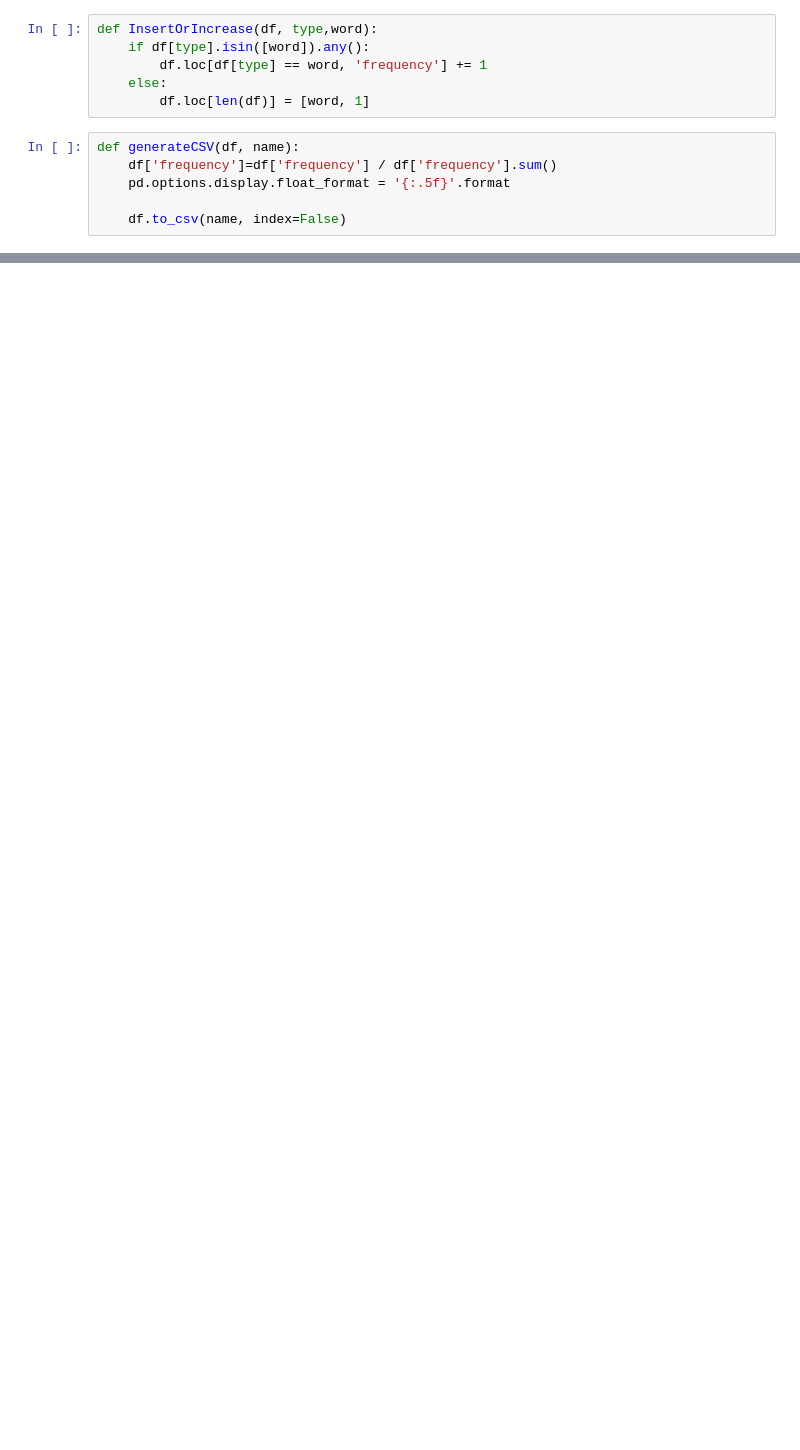
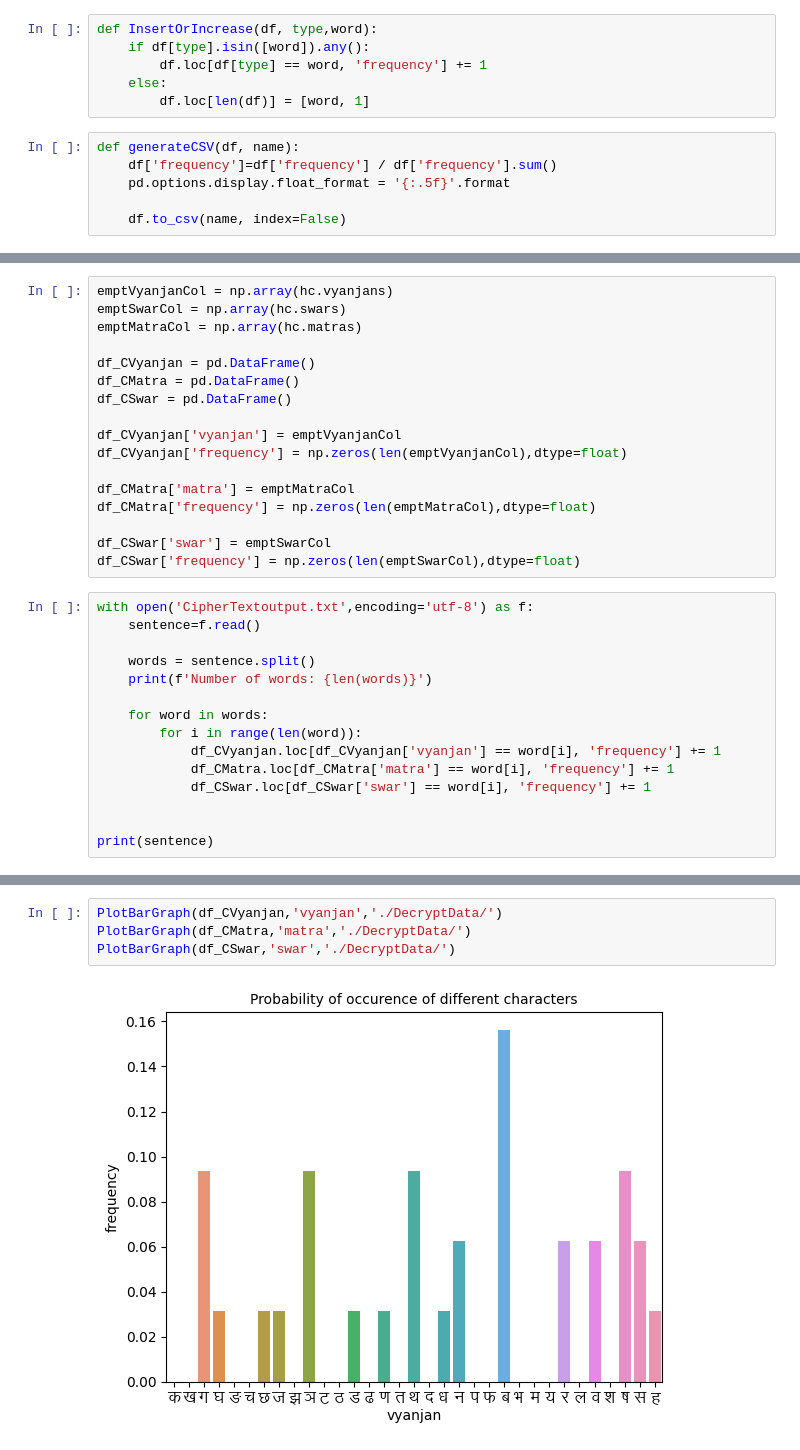
Before and after one commit to Rudragohel/CryptpanalysisInIndianLanguages, a Jupyter notebook: DecryptionAttemp.ipynb, the cells around one changed output, grey strips where cells are left out. Cells and saved outputs as stored; diff of their text form; blank space fills up the shorter version.

```diff
--- a/DecryptionAttemp.ipynb
+++ b/DecryptionAttemp.ipynb
@@ -192,0 +358,32 @@ def GenerateCipherCSV(CipherText):
+# %%
+emptVyanjanCol = np.array(hc.vyanjans)
+emptSwarCol = np.array(hc.swars)
+emptMatraCol = np.array(hc.matras)
+
+df_CVyanjan = pd.DataFrame()
+df_CMatra = pd.DataFrame()
+df_CSwar = pd.DataFrame()
+
+df_CVyanjan['vyanjan'] = emptVyanjanCol
+df_CVyanjan['frequency'] = np.zeros(len(emptVyanjanCol),dtype=float)
+
+df_CMatra['matra'] = emptMatraCol
+df_CMatra['frequency'] = np.zeros(len(emptMatraCol),dtype=float)
+
+df_CSwar['swar'] = emptSwarCol
+df_CSwar['frequency'] = np.zeros(len(emptSwarCol),dtype=float)
+# %%
+with open('CipherTextoutput.txt',encoding='utf-8') as f:
+    sentence=f.read()
+
+    words = sentence.split()
+    print(f'Number of words: {len(words)}')
+
+    for word in words:
+        for i in range(len(word)):
+            df_CVyanjan.loc[df_CVyanjan['vyanjan'] == word[i], 'frequency'] += 1
+            df_CMatra.loc[df_CMatra['matra'] == word[i], 'frequency'] += 1
+            df_CSwar.loc[df_CSwar['swar'] == word[i], 'frequency'] += 1
+
+
+print(sentence)
@@ -192,0 +397,6 @@ def GenerateCipherCSV(CipherText):
+# %%
+PlotBarGraph(df_CVyanjan,'vyanjan','./DecryptData/')
+PlotBarGraph(df_CMatra,'matra','./DecryptData/')
+PlotBarGraph(df_CSwar,'swar','./DecryptData/')
+# %% [output]
+[figure, added]
```
Also changed, not shown: parts of 18 cells of this notebook, 2 other files.
